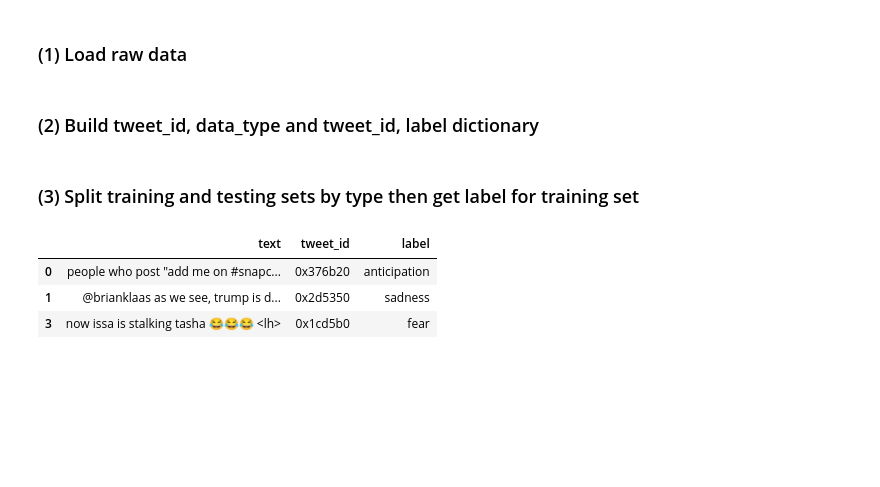
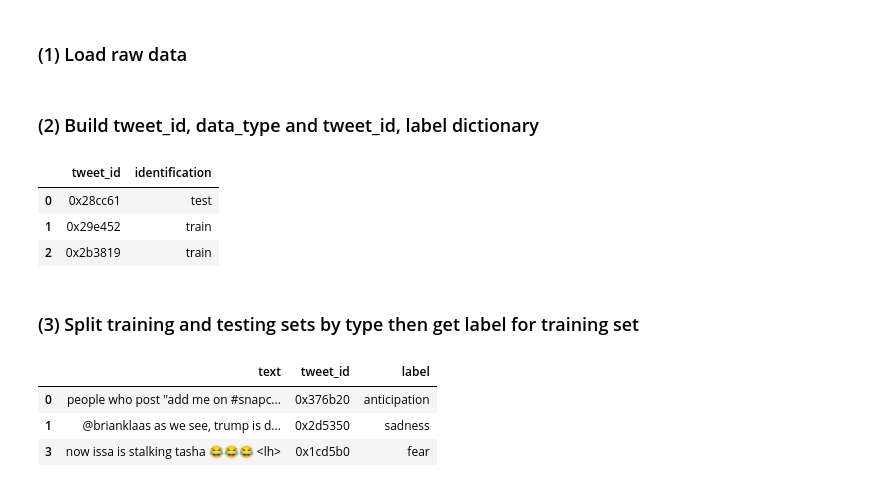
Before and after one commit to Coffeeps/DM, a Jupyter notebook: HW2_0125.ipynb, the cells around one changed output. Cells and saved outputs as stored; diff of their text form; code cells hidden in the pictures; blank space fills up the shorter version.

```diff
--- a/HW2_0125.ipynb
+++ b/HW2_0125.ipynb
@@ -568,8 +569,15 @@ def id_to_label(tweet_id):
 # %%
 data_all = pd.DataFrame()
 data_all['text'] = data_raw['_source'].apply(lambda x: x['tweet']['text'].lower())
 data_all['tweet_id'] = data_raw['_source'].apply(lambda x: x['tweet']['tweet_id'])
 data_all['type'] = data_all['tweet_id'].apply(lambda x: id_to_type(x))
+
+display(data_type.head(3))
+# %% [output]
+|  | tweet_id | identification |
+| 0 | 0x28cc61 | test |
+| 1 | 0x29e452 | train |
+| 2 | 0x2b3819 | train |
 # %% [markdown]
 ### (3) Split training and testing sets by type then get label for training set
 # %%
```
Also changed, not shown: parts of 8 cells of this notebook.
